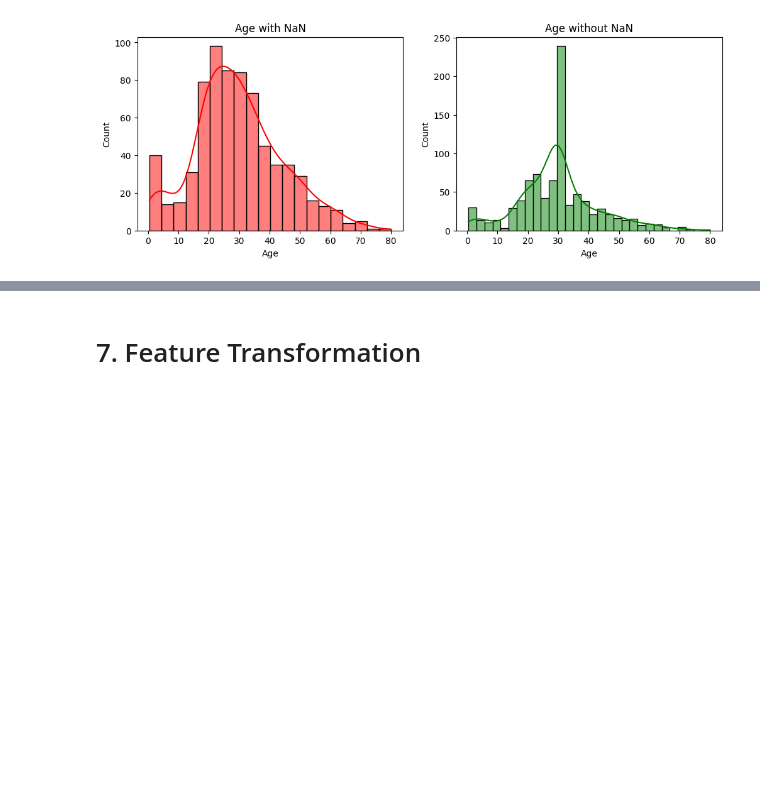
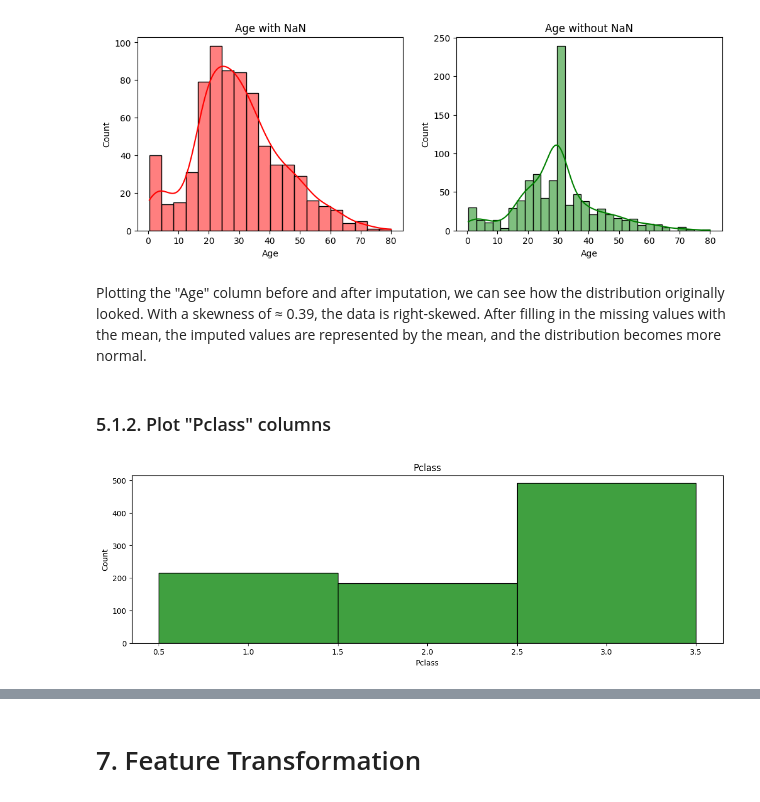
Before and after one commit to catalinm955/Titanic-ML, a Jupyter notebook: notebooks/01_EDA.ipynb, the cells around one changed output, grey strips where cells are left out. Drawn from its saved outputs; the diff is of its cells as text; code cells hidden in the pictures; blank space fills up the shorter version.

```diff
--- a/notebooks/01_EDA.ipynb
+++ b/notebooks/01_EDA.ipynb
@@ -202,2 +227,18 @@ num_col_hist(train_dataset['Age'], train_dataset_processed['Age'])
 # %% [output]
 [figure]
+# %% [markdown]
+Plotting the "Age" column before and after imputation, we can see how the distribution originally looked. With a skewness of ≈ 0.39, the data is right-skewed. After filling in the missing values with the mean, the imputed values are represented by the mean, and the distribution becomes more normal.
+# %% [markdown]
+### 5.1.2. Plot "Pclass" columns
+# %%
+# Function to plot the numerical columns
+def hist_plot(feature, kde = False, discrete = False, bins = 'auto', color = 'green'):
+    plt.figure(figsize = (14,4))
+
+    plt.subplot(1, 1, 1)
+    sns.histplot(feature, kde = kde, discrete = discrete, bins = bins, color = color)
+    plt.title(f'{feature.name}')
+
+hist_plot(train_dataset_processed['Pclass'], discrete = True)
+# %% [output]
+[figure, added]
```
Also changed, not shown: parts of 58 cells of this notebook.
